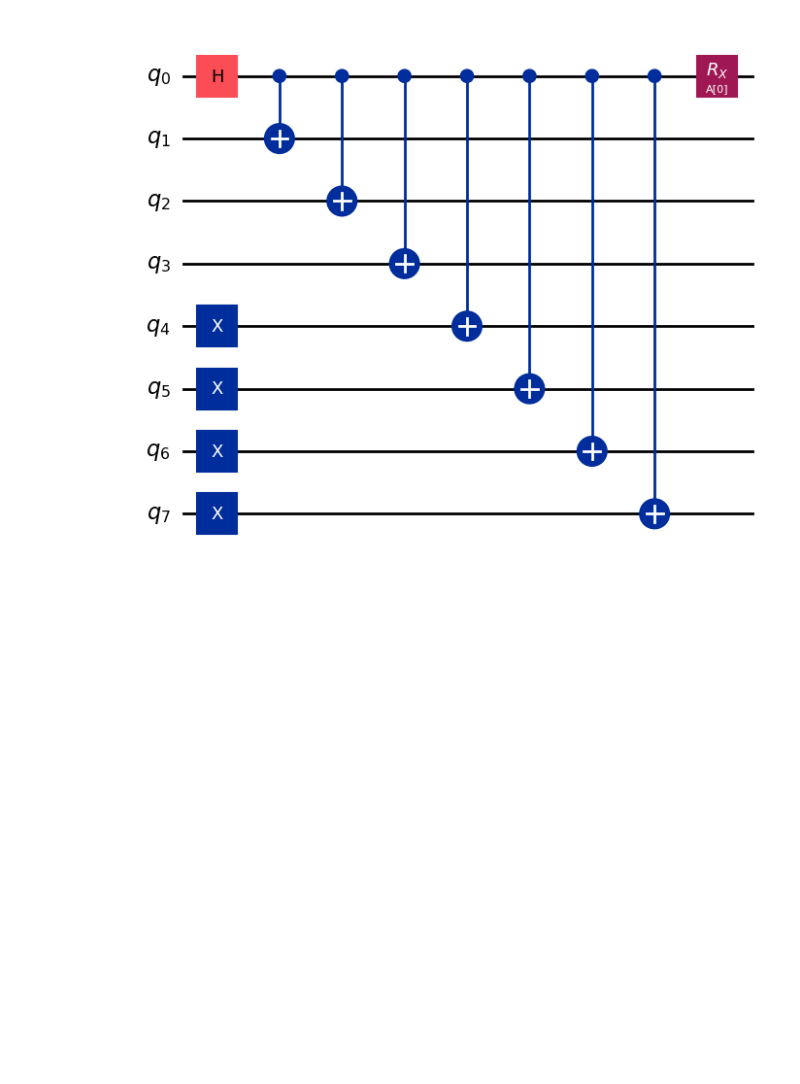
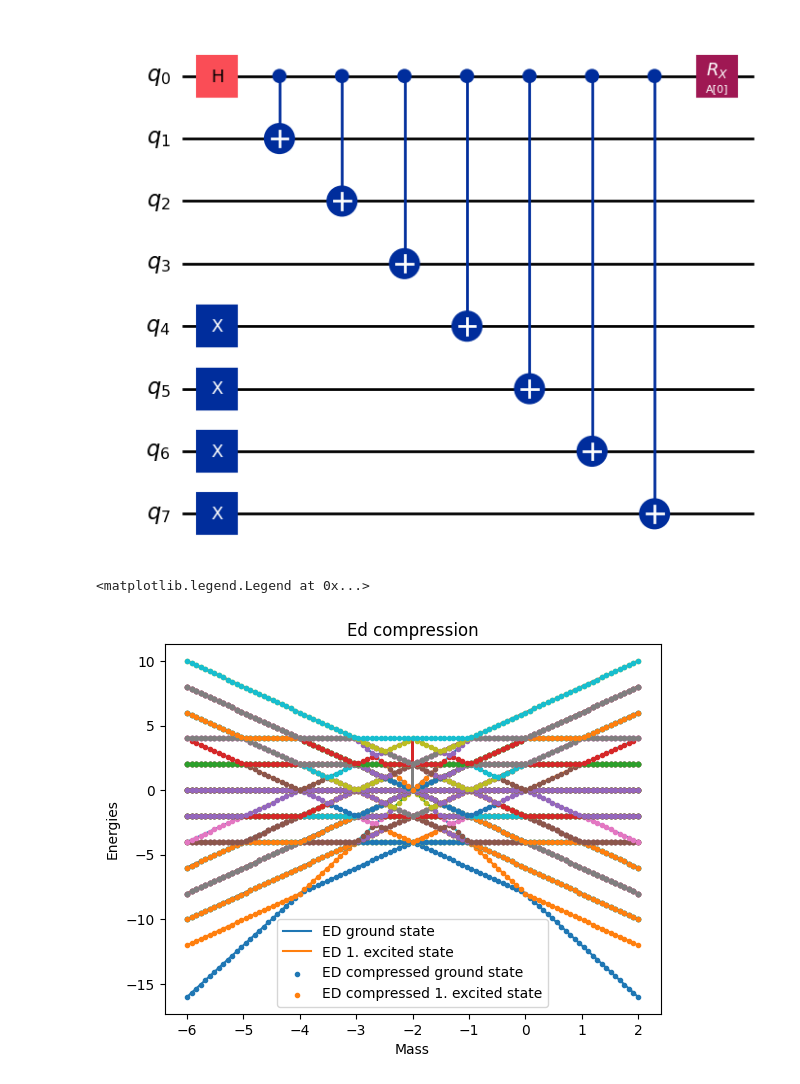
Before and after one commit to NicoDic98/QC-MasterThesis, a Jupyter notebook: plots.ipynb, the cells around one changed output. Drawn from its saved outputs; the diff is of its cells as text; code cells hidden in the pictures; blank space fills up the shorter version.

Commit message:
Added matrix compression for zero charge sector for ED

```diff
--- a/plots.ipynb
+++ b/plots.ipynb
@@ -299,3 +299,29 @@ test.set_ansatz([0])
 test.full_ansatz.draw("mpl")
 # %% [output]
 [figure]
+# %%
+fig, ax = plt.subplots()
+
+with h5py.File(f"{data_folder}{"2025-09-35"}.hdf5", "r") as f:
+    ed_loader = ResultLoader(f["2025-09-03_22-35-17"])
+    ed_energy, ed_mass = ed_loader.get_energy_mass({})
+
+ax.plot(ed_mass, ed_energy[:, 0], label="ED ground state", zorder=-1)
+ax.plot(ed_mass, ed_energy[:, 1], label="ED 1. excited state", zorder=-1)
+ax.plot(ed_mass, ed_energy[:, 2:68], zorder=-1)
+
+with h5py.File(f"{data_folder}{"2025-11-44-42"}.hdf5", "r") as f:
+    ed_loader = ResultLoader(f["2025-11-06_16-28-01-42"])
+    ed_energy, ed_mass = ed_loader.get_energy_mass({})
+
+ax.scatter(ed_mass, ed_energy[:, 0], label="ED compressed ground state", zorder=-1, marker='.')
+ax.scatter(ed_mass, ed_energy[:, 1], label="ED compressed 1. excited state", zorder=-1, marker='.')
+ax.plot(ed_mass, ed_energy[:, 2:64], zorder=-1, linestyle="", marker='.')
+
+
+ax.set(xlabel='Mass', ylabel='Energies')
+ax.set_title("Ed compression")
+ax.legend()
+# %% [output]
+<matplotlib.legend.Legend at 0x...>
+[figure, added]
```
Also changed, not shown: parts of 1 cell of this notebook, 3 other files.
